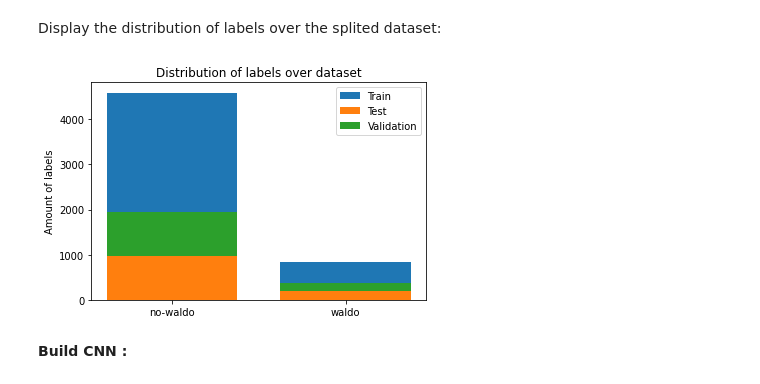
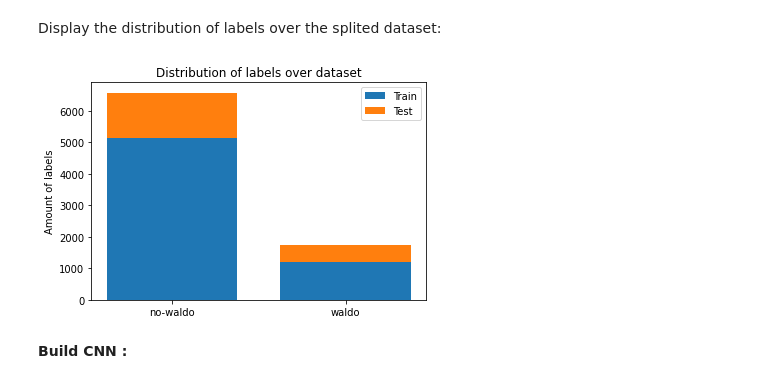
Before and after one commit to heolfief/Where_is_Waldo_AI_solver, a Jupyter notebook: GoogleColab_main.ipynb, the cells around one changed output. Saved outputs shown, nothing was run; the diff lists cells and outputs as text; code cells hidden in the pictures.

```diff
--- a/GoogleColab_main.ipynb
+++ b/GoogleColab_main.ipynb
@@ -49,7 +55,7 @@ module_name: "create_TFDS"
 Testing the dataset :
 # %%
 import tensorflow_datasets as tfds
-ds, ds_info = tfds.load('waldo_dataset', split='train', with_info=True,  shuffle_files=True, as_supervised=True)
-fig = tfds.show_examples(ds, ds_info)
+(ds_train, ds_test), ds_info = tfds.load('waldo_dataset', split=['train','test'], with_info=True,  shuffle_files=True, as_supervised=True)
+fig = tfds.show_examples(ds_train, ds_info)
 print(ds_info)
 # %% [output]
@@ -100,43 +89,38 @@ def get_class_distribution(dataset):
     class_distribution = {}
     for element in dataset.as_numpy_iterator():
         label = element[1]
 
         if label in class_distribution.keys():
             class_distribution[label] += 1
         else:
             class_distribution[label] = 0
 
     # sort dict by key
     class_distribution = collections.OrderedDict(sorted(class_distribution.items()))
     return class_distribution
 
-train_distribution = get_class_distribution(train_dataset)
-test_distribution = get_class_distribution(test_dataset)
-val_distribution = get_class_distribution(val_dataset)
+train_distribution = get_class_distribution(ds_train)
+test_distribution = get_class_distribution(ds_test)
 
 # Plot distribution
 indices = np.arange(len(train_distribution))
 width = 0.75
 train_plot = []
 test_plot = []
-val_plot = []
 for label, amount in train_distribution.items():
   train_plot.append(amount)
 for label, amount in test_distribution.items():
   test_plot.append(amount)
-for label, amount in val_distribution.items():
-  val_plot.append(amount)
 
 p1 = plt.bar(indices, train_plot, width)
-p2 = plt.bar(indices, test_plot, width)
-p3 = plt.bar(indices, val_plot, width , bottom=test_plot)
+p2 = plt.bar(indices, test_plot, width, bottom=train_plot)
 plt.ylabel('Amount of labels')
 plt.title('Distribution of labels over dataset')
 plt.xticks(indices, ('no-waldo', 'waldo'))
-l = plt.legend((p1[0], p2[0], p3[0]), ('Train', 'Test', 'Validation'))
+l = plt.legend((p1[0], p2[0]), ('Train', 'Test'))
 plt.show()
 # %% [output]
-[figure, old version]
+[figure, new version]
 # %% [markdown]
 **Build CNN :**
 # %% [markdown]
```
Also changed, not shown: parts of 11 cells of this notebook.
